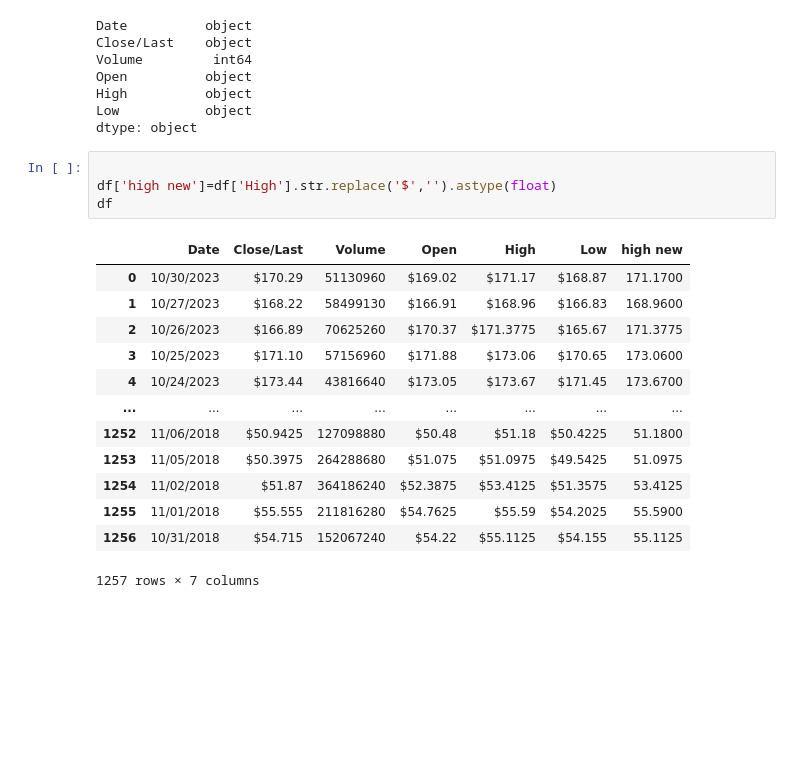
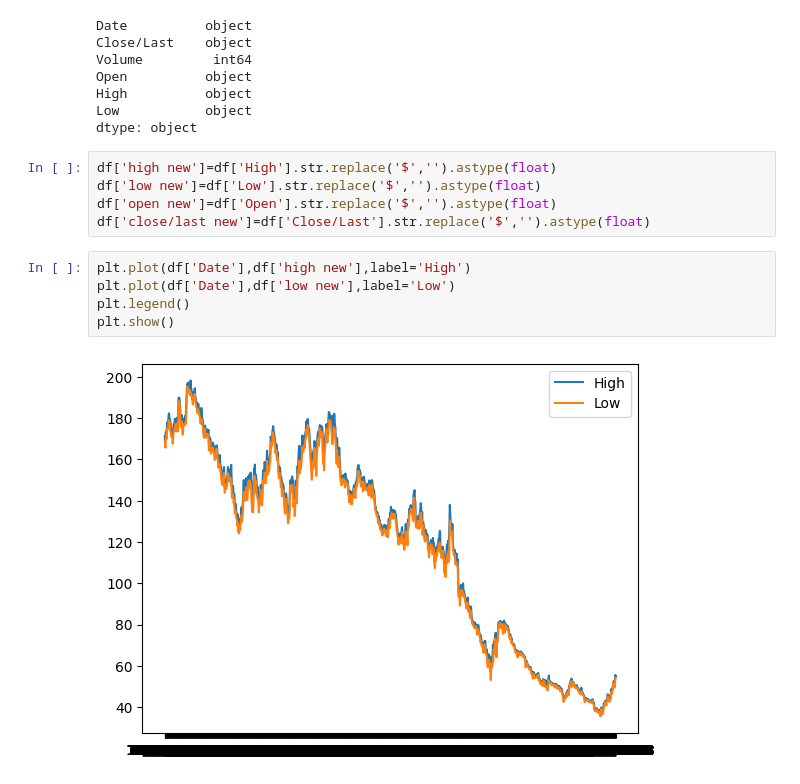
Before and after one commit to guillaume-set/pe-hackathon, a Jupyter notebook: Mila.ipynb, the cells around one changed output. Cells and saved outputs as stored; diff of their text form; blank space fills up the shorter version.

```diff
--- a/Mila.ipynb
+++ b/Mila.ipynb
@@ -31,21 +41,15 @@ Open          object
 High          object
 Low           object
 dtype: object
-# %%
-
-df['high new']=df['High'].str.replace('$','').astype(float)
-df
-# %% [output]
-|  | Date | Close/Last | Volume | Open | High | Low | high new |
-| 0 | 10/30/2023 | $170.29 | 51130960 | $169.02 | $171.17 | $168.87 | 171.1700 |
-| 1 | 10/27/2023 | $168.22 | 58499130 | $166.91 | $168.96 | $166.83 | 168.9600 |
-| 2 | 10/26/2023 | $166.89 | 70625260 | $170.37 | $171.3775 | $165.67 | 171.3775 |
-| 3 | 10/25/2023 | $171.10 | 57156960 | $171.88 | $173.06 | $170.65 | 173.0600 |
-| 4 | 10/24/2023 | $173.44 | 43816640 | $173.05 | $173.67 | $171.45 | 173.6700 |
-| ... | ... | ... | ... | ... | ... | ... | ... |
-| 1252 | 11/06/2018 | $50.9425 | 127098880 | $50.48 | $51.18 | $50.4225 | 51.1800 |
-| 1253 | 11/05/2018 | $50.3975 | 264288680 | $51.075 | $51.0975 | $49.5425 | 51.0975 |
-| 1254 | 11/02/2018 | $51.87 | 364186240 | $52.3875 | $53.4125 | $51.3575 | 53.4125 |
-| 1255 | 11/01/2018 | $55.555 | 211816280 | $54.7625 | $55.59 | $54.2025 | 55.5900 |
-| 1256 | 10/31/2018 | $54.715 | 152067240 | $54.22 | $55.1125 | $54.155 | 55.1125 |
-1257 rows × 7 columns
+# %%
+df['high new']=df['High'].str.replace('$','').astype(float)
+df['low new']=df['Low'].str.replace('$','').astype(float)
+df['open new']=df['Open'].str.replace('$','').astype(float)
+df['close/last new']=df['Close/Last'].str.replace('$','').astype(float)
+# %%
+plt.plot(df['Date'],df['high new'],label='High')
+plt.plot(df['Date'],df['low new'],label='Low')
+plt.legend()
+plt.show()
+# %% [output]
+[figure, added]
```
Also changed, not shown: parts of 5 cells of this notebook.
